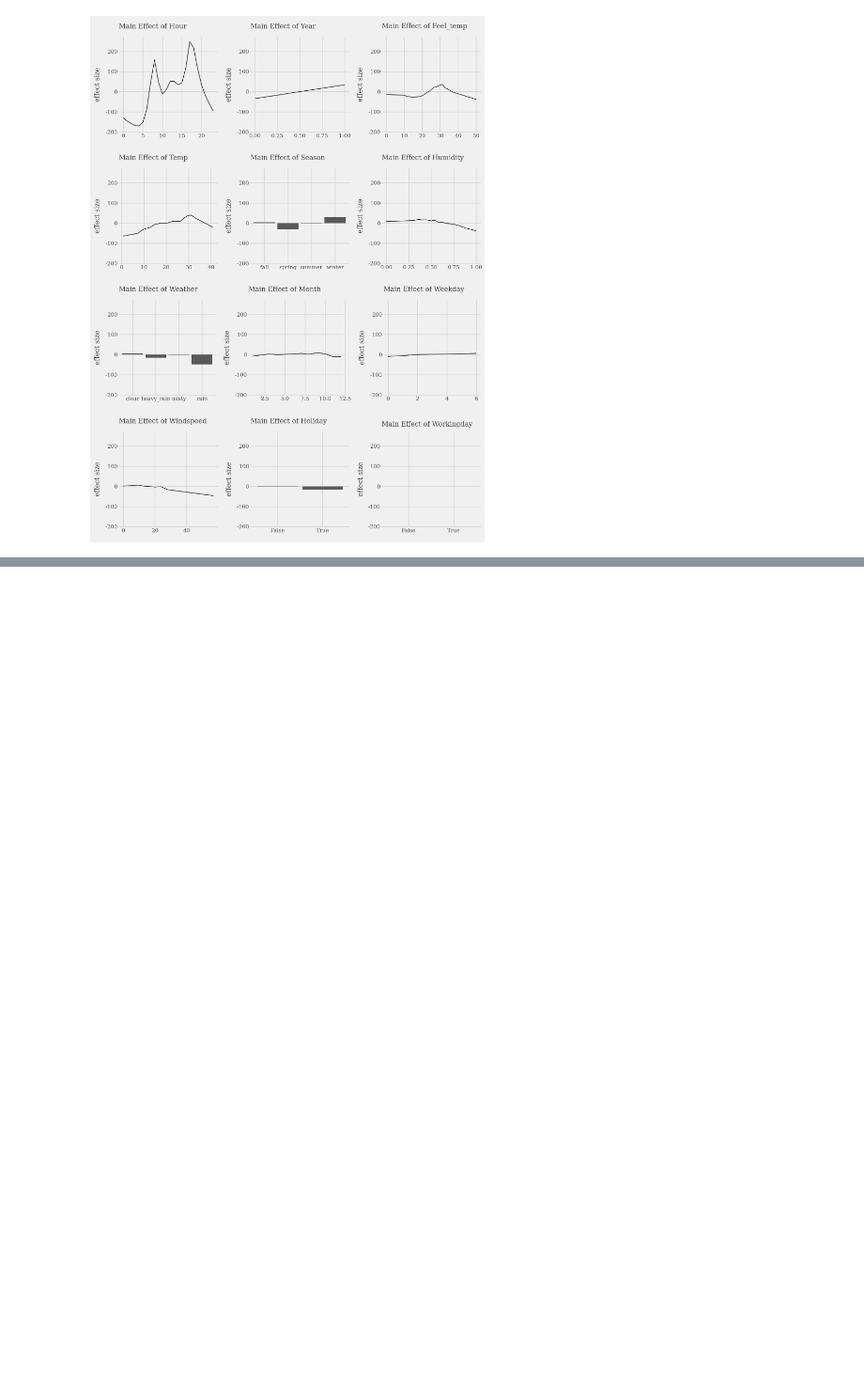
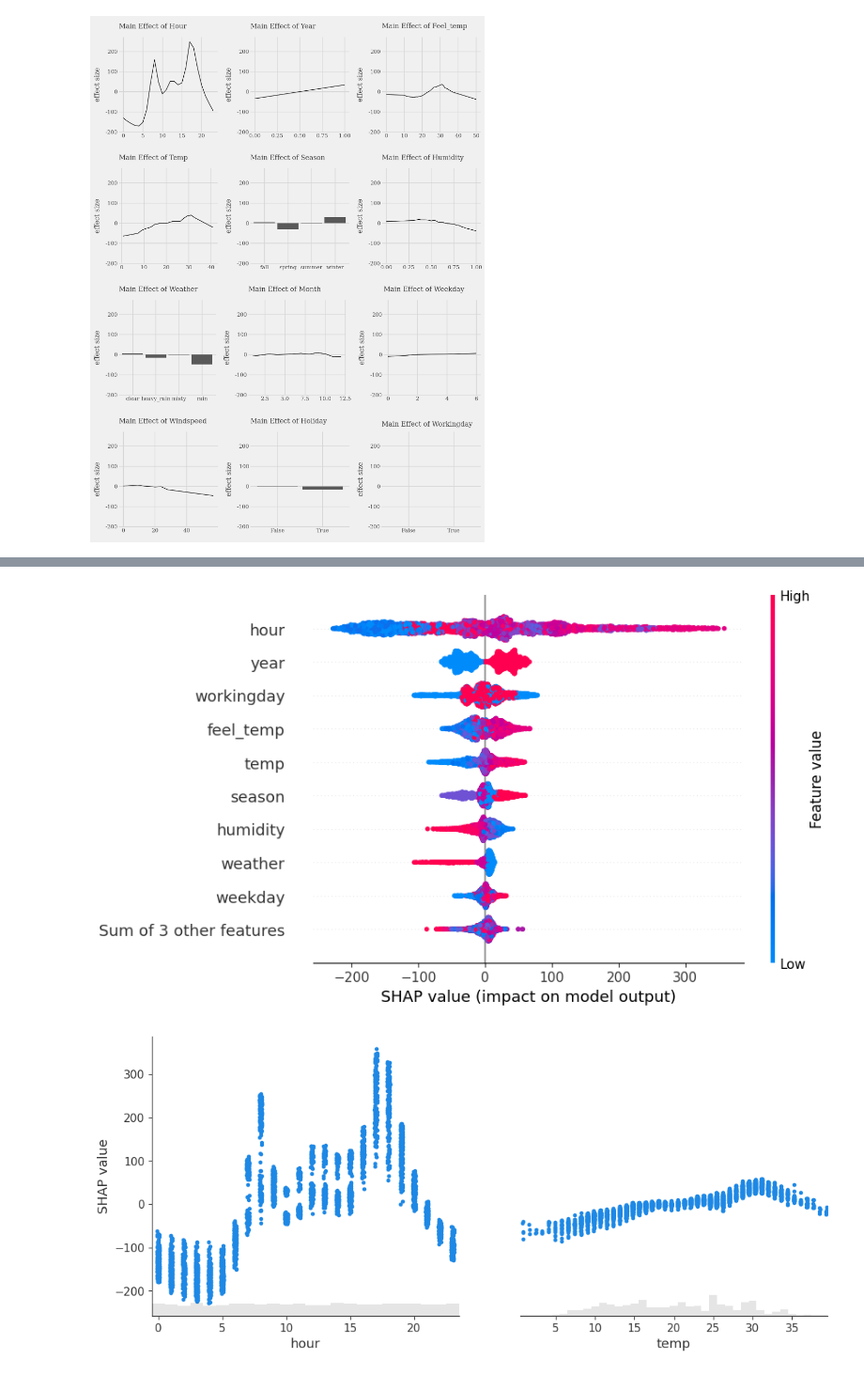
Before and after one commit to ryo-asashi/midlearn, a Jupyter notebook: docs/source/quick-start.ipynb, the cells around one changed output, grey strips where cells are left out. Shown at 94% size. Drawn from its saved outputs; the diff is of its cells as text; code cells hidden in the pictures; blank space fills up the shorter version.

Commit message:
version 0.1.6 - add shap features

```diff
--- a/docs/source/quick-start.ipynb
+++ b/docs/source/quick-start.ipynb
@@ -195,0 +195,10 @@ display((p1 | p2) & p9.theme(figure_size=(8, 4), legend_position="bottom"))
+# %%
+# Plot MID-derived Shapley explanations ('shap' library required)
+spv = explainer.shapley(data=X_test)
+spv.plot(style='beeswarm')
+spv.plot(style='scatter', variables=["hour", "temp"])
+# spv.plot(style='barplot')
+# spv.plot(style='waterfall', instances=0)
+# %% [output]
+[figure, added]
+[figure, added]
```
Also changed, not shown: parts of 5 cells of this notebook, 10 other files.
